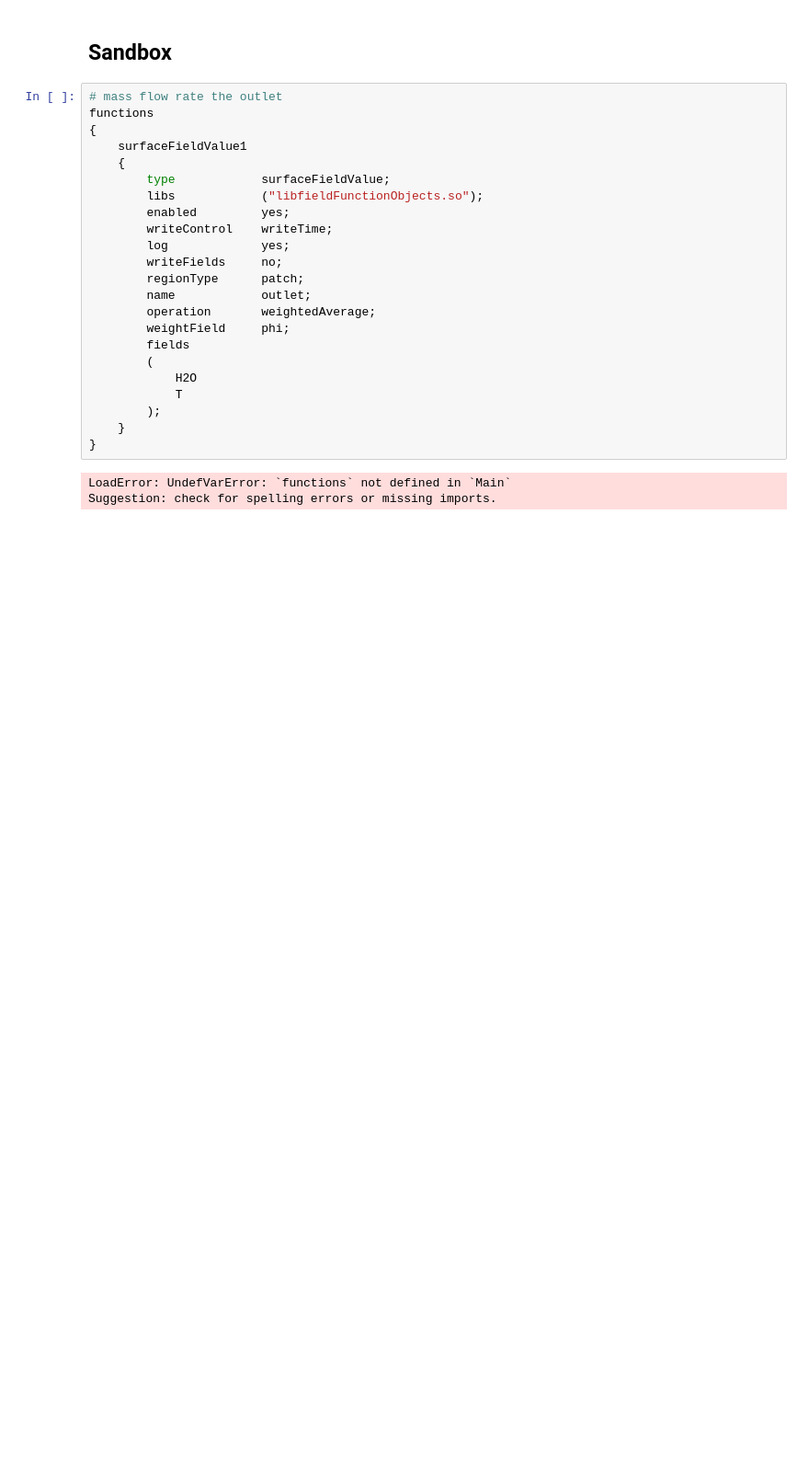
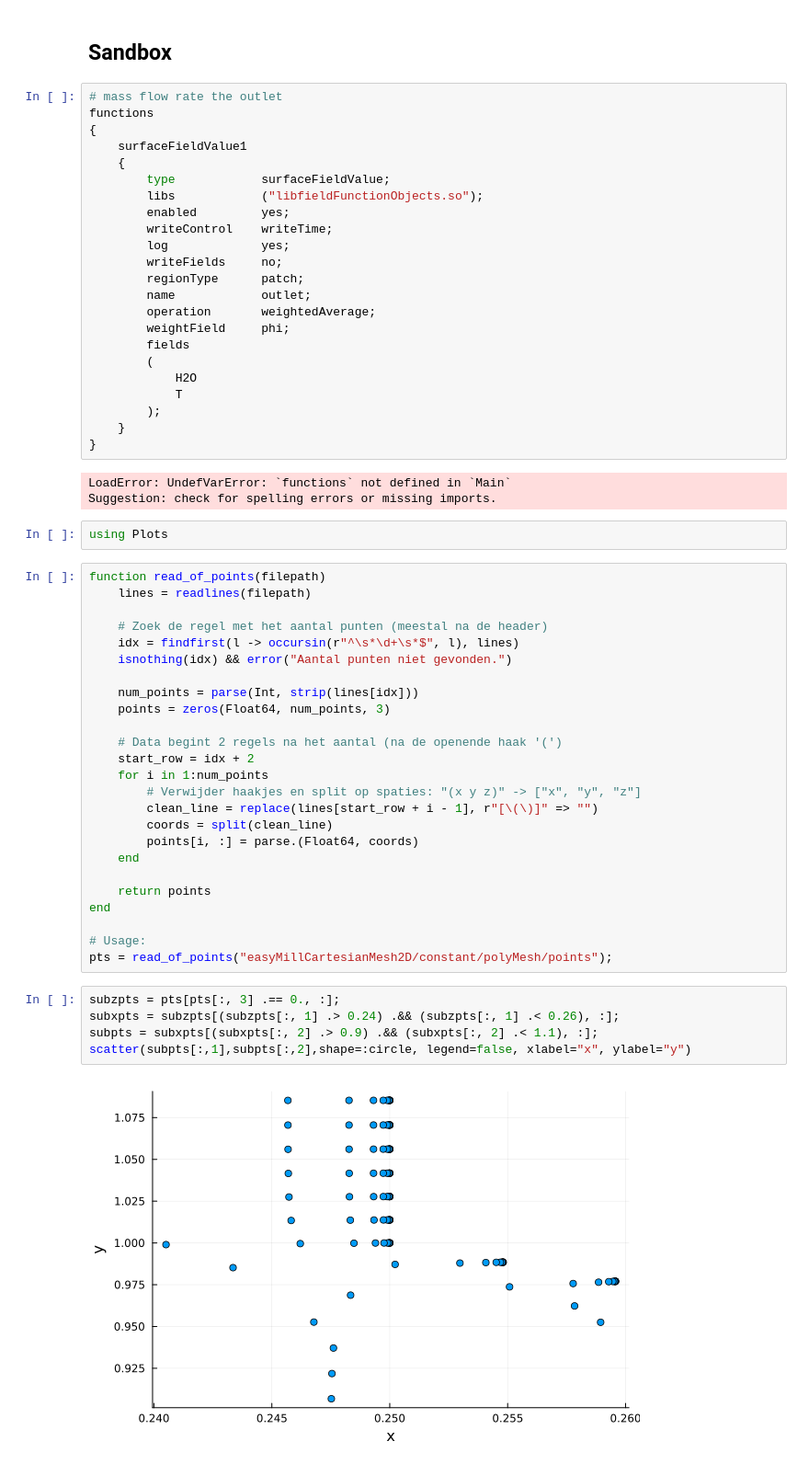
Before and after one commit to ziolai/software, a Jupyter notebook: milling/readme.ipynb, the cells around one changed output. Shown at 92% size. Cells and saved outputs as stored; diff of their text form; blank space fills up the shorter version.

```diff
--- a/milling/readme.ipynb
+++ b/milling/readme.ipynb
@@ -343,3 +343,37 @@ functions
 # %% [output]
 LoadError: UndefVarError: `functions` not defined in `Main`
 Suggestion: check for spelling errors or missing imports.
+# %%
+using Plots
+# %%
+function read_of_points(filepath)
+    lines = readlines(filepath)
+
+    # Zoek de regel met het aantal punten (meestal na de header)
+    idx = findfirst(l -> occursin(r"^\s*\d+\s*$", l), lines)
+    isnothing(idx) && error("Aantal punten niet gevonden.")
+
+    num_points = parse(Int, strip(lines[idx]))
+    points = zeros(Float64, num_points, 3)
+
+    # Data begint 2 regels na het aantal (na de openende haak '(')
+    start_row = idx + 2
+    for i in 1:num_points
+        # Verwijder haakjes en split op spaties: "(x y z)" -> ["x", "y", "z"]
+        clean_line = replace(lines[start_row + i - 1], r"[\(\)]" => "")
+        coords = split(clean_line)
+        points[i, :] = parse.(Float64, coords)
+    end
+
+    return points
+end
+
+# Usage:
+pts = read_of_points("easyMillCartesianMesh2D/constant/polyMesh/points");
+# %%
+subzpts = pts[pts[:, 3] .== 0., :];
+subxpts = subzpts[(subzpts[:, 1] .> 0.24) .&& (subzpts[:, 1] .< 0.26), :];
+subpts = subxpts[(subxpts[:, 2] .> 0.9) .&& (subxpts[:, 2] .< 1.1), :];
+scatter(subpts[:,1],subpts[:,2],shape=:circle, legend=false, xlabel="x", ylabel="y")
+# %% [output]
+[figure, added]
```
